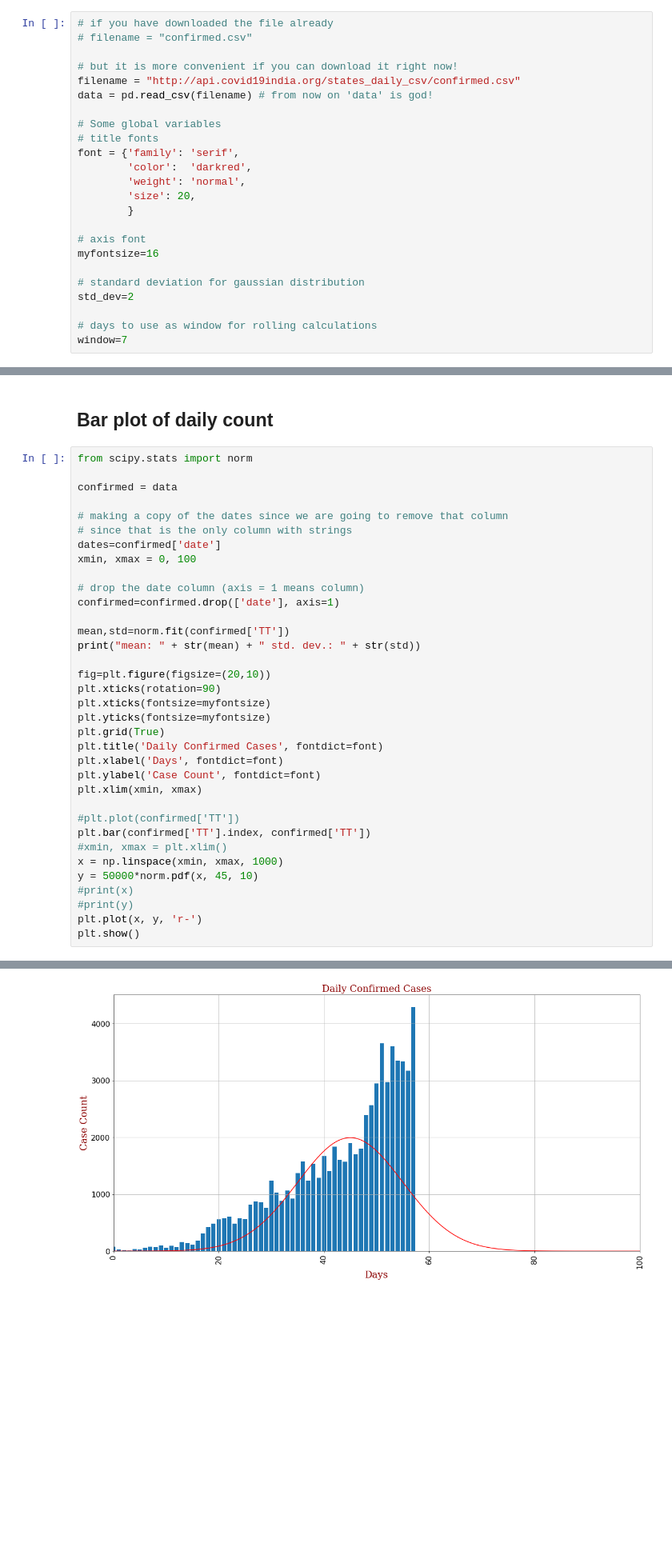
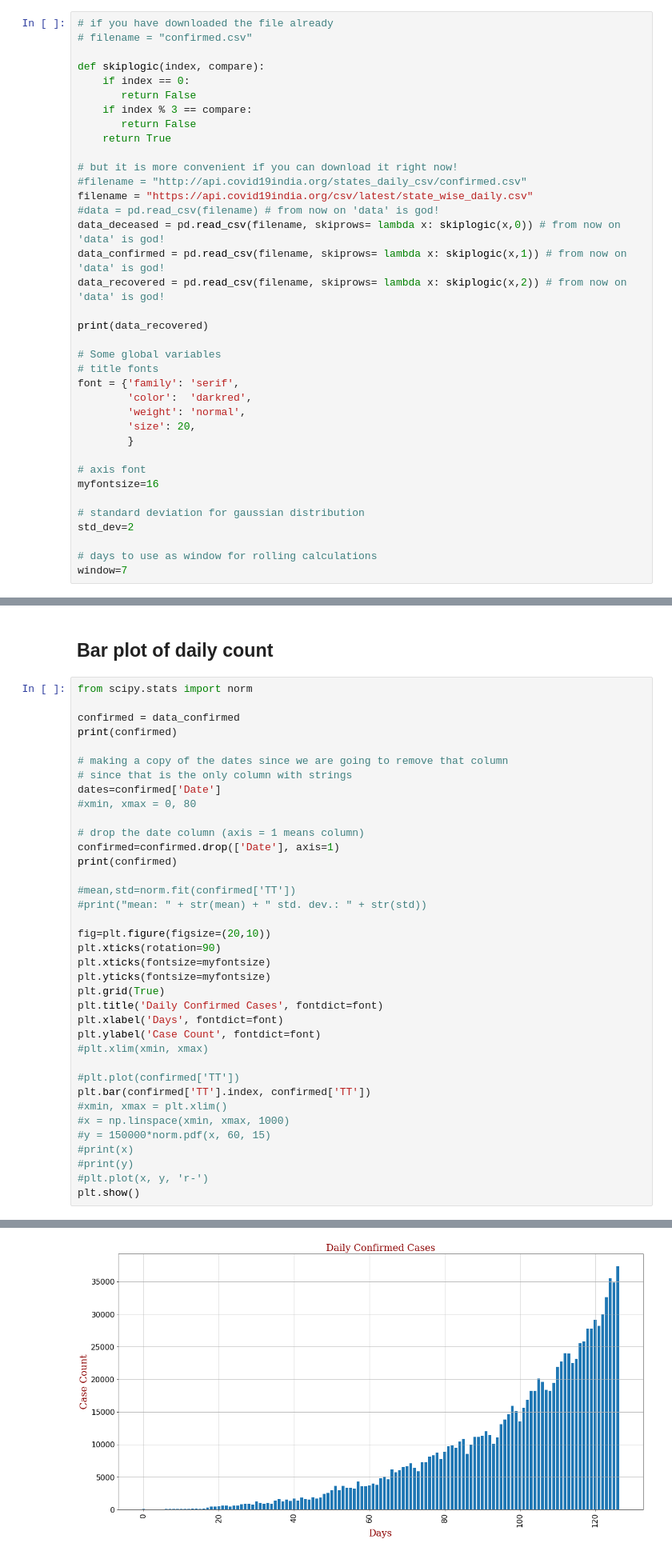
Before and after one commit to amsaha/covid-20, a Jupyter notebook: India Covid19.ipynb, the cells around one changed output, grey strips where cells are left out. Shown at 80% size. Saved outputs shown, nothing was run; the diff lists cells and outputs as text; blank space fills up the shorter version.

```diff
--- a/India Covid19.ipynb
+++ b/India Covid19.ipynb
@@ -77,9 +26,22 @@ plt.show()
 # if you have downloaded the file already
 # filename = "confirmed.csv"
 
+def skiplogic(index, compare):
+    if index == 0:
+       return False
+    if index % 3 == compare:
+       return False
+    return True
+
 # but it is more convenient if you can download it right now!
-filename = "http://api.covid19india.org/states_daily_csv/confirmed.csv"
-data = pd.read_csv(filename) # from now on 'data' is god!
+#filename = "http://api.covid19india.org/states_daily_csv/confirmed.csv"
+filename = "https://api.covid19india.org/csv/latest/state_wise_daily.csv"
+#data = pd.read_csv(filename) # from now on 'data' is god!
+data_deceased = pd.read_csv(filename, skiprows= lambda x: skiplogic(x,0)) # from now on 'data' is god!
+data_confirmed = pd.read_csv(filename, skiprows= lambda x: skiplogic(x,1)) # from now on 'data' is god!
+data_recovered = pd.read_csv(filename, skiprows= lambda x: skiplogic(x,2)) # from now on 'data' is god!
+
+print(data_recovered)
 
 # Some global variables
 # title fonts
@@ -102,18 +82,20 @@ window=7
 # %%
 from scipy.stats import norm
 
-confirmed = data
+confirmed = data_confirmed
+print(confirmed)
 
 # making a copy of the dates since we are going to remove that column
 # since that is the only column with strings
-dates=confirmed['date']
-xmin, xmax = 0, 100
+dates=confirmed['Date']
+#xmin, xmax = 0, 80
 
 # drop the date column (axis = 1 means column)
-confirmed=confirmed.drop(['date'], axis=1)
+confirmed=confirmed.drop(['Date'], axis=1)
+print(confirmed)
 
-mean,std=norm.fit(confirmed['TT'])
-print("mean: " + str(mean) + " std. dev.: " + str(std))
+#mean,std=norm.fit(confirmed['TT'])
+#print("mean: " + str(mean) + " std. dev.: " + str(std))
 
 fig=plt.figure(figsize=(20,10))
 plt.xticks(rotation=90)
@@ -123,15 +105,15 @@ plt.grid(True)
 plt.title('Daily Confirmed Cases', fontdict=font)
 plt.xlabel('Days', fontdict=font)
 plt.ylabel('Case Count', fontdict=font)
-plt.xlim(xmin, xmax)
+#plt.xlim(xmin, xmax)
 
 #plt.plot(confirmed['TT'])
 plt.bar(confirmed['TT'].index, confirmed['TT'])
 #xmin, xmax = plt.xlim()
-x = np.linspace(xmin, xmax, 1000)
-y = 50000*norm.pdf(x, 45, 10)
+#x = np.linspace(xmin, xmax, 1000)
+#y = 150000*norm.pdf(x, 60, 15)
 #print(x)
 #print(y)
-plt.plot(x, y, 'r-')
+#plt.plot(x, y, 'r-')
 plt.show()
 # %% [output]
@@ -139 +137 @@ mean: 1157.9310344827586 std. dev.: 1120.5553866516827
-[figure, old version]
+[figure, new version]
```
Also changed, not shown: parts of 26 cells of this notebook, 2 other files.
